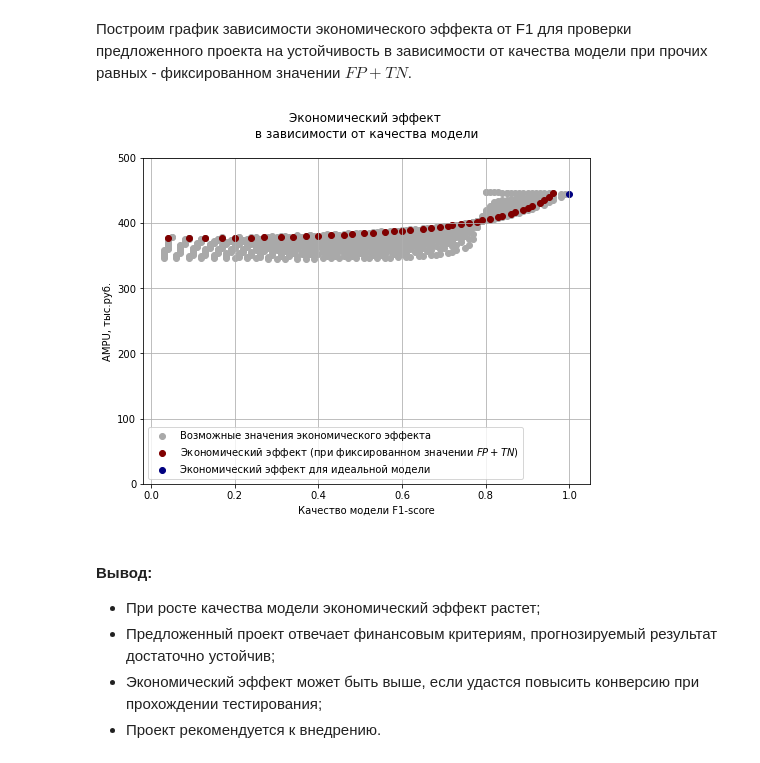
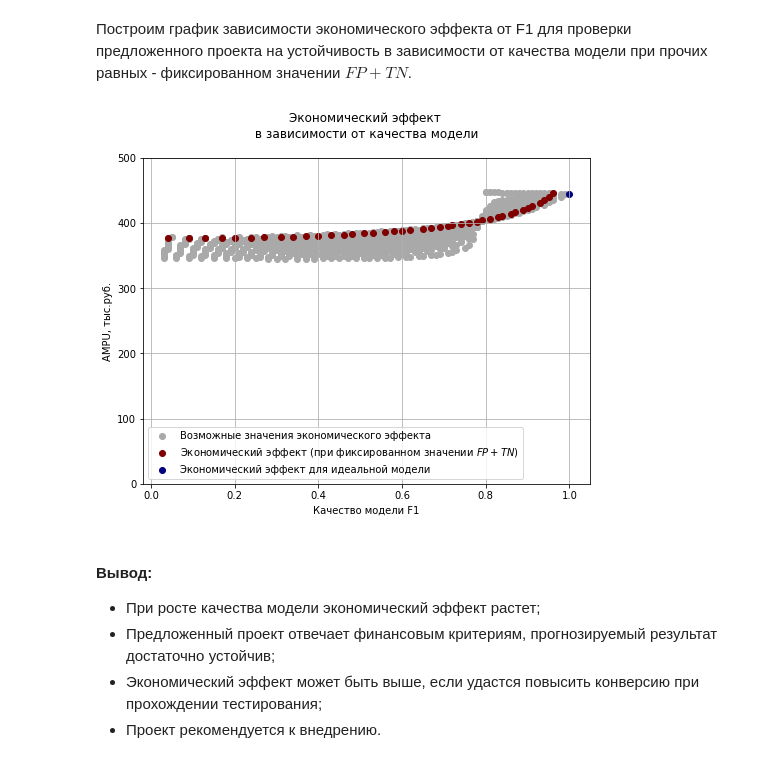
Before and after one commit to vaaliferov/paranormal, a Jupyter notebook: diabetes/EconomicEffect.ipynb, the cells around one changed output. Cells and saved outputs as stored; diff of their text form; code cells hidden in the pictures.

```diff
--- a/diabetes/EconomicEffect.ipynb
+++ b/diabetes/EconomicEffect.ipynb
@@ -84,35 +81,35 @@ f1 = []
 matrix = []
 p_calc = 0.0
 f1_calc = 0.0
 
 for i in range(1,22):
     for j in range(1,42):
         p_calc = economic_effect(j,i,41-j,22-i)
         f1_calc = round(f_score(j,i,41-j,22-i),2)
         p.append(p_calc)
         f1.append(f1_calc)
         matrix.append([j,i,41-j,22-i])
 
 p_ideal = economic_effect(41,0,0,22)
 f1_ideal = round(f_score(41,0,0,22),2)
 
 p_fixed = [economic_effect(i,3,41-i,19) for i in range(1,42)]
 f1_fixed = [round(f_score(i,3,41-i,19),2) for i in range(1,42)]
 
 plt.figure(figsize=(8, 6))
 plt.scatter(f1, p, c= "darkgrey", label = "Возможные значения экономического эффекта")
 plt.scatter(f1_fixed, p_fixed, c= "maroon", label = "Экономический эффект (при фиксированном значении $FP+TN$)")
 plt.scatter(f1_ideal, p_ideal, c= "navy", label = "Экономический эффект для идеальной модели")
 plt.legend()
 plt.grid()
 plt.title("Экономический эффект \n в зависимости от качества модели \n")
-plt.xlabel("Качество модели F1-score")
+plt.xlabel("Качество модели F1")
 plt.ylabel("AMPU, тыс.руб.")
 # plt.xlim(0.81, 1.01)
 plt.ylim(0, 500)
 plt.show()
 # %% [output]
-[figure, old version]
+[figure, new version]
 # %% [markdown]
 #### Вывод:
 * При росте качества модели экономический эффект растет;
```
Also changed, not shown: parts of 2 cells of this notebook.
